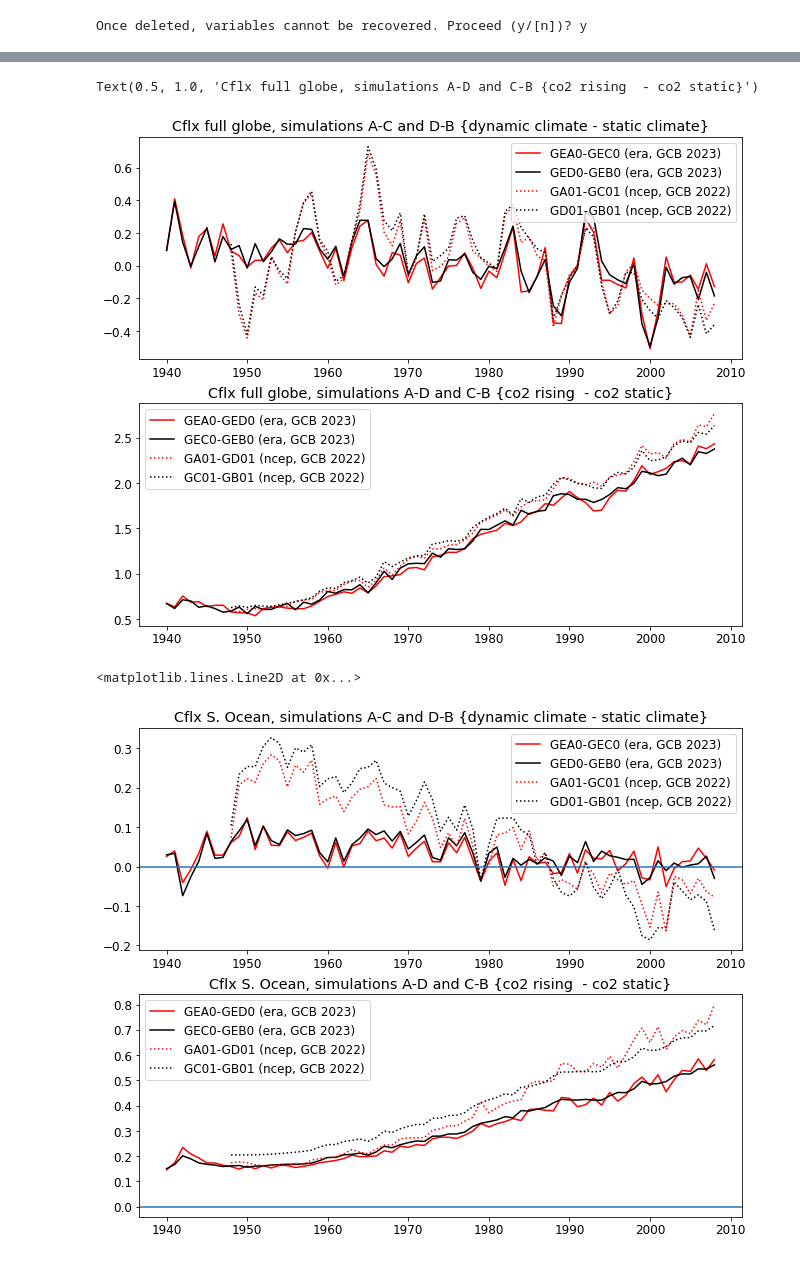
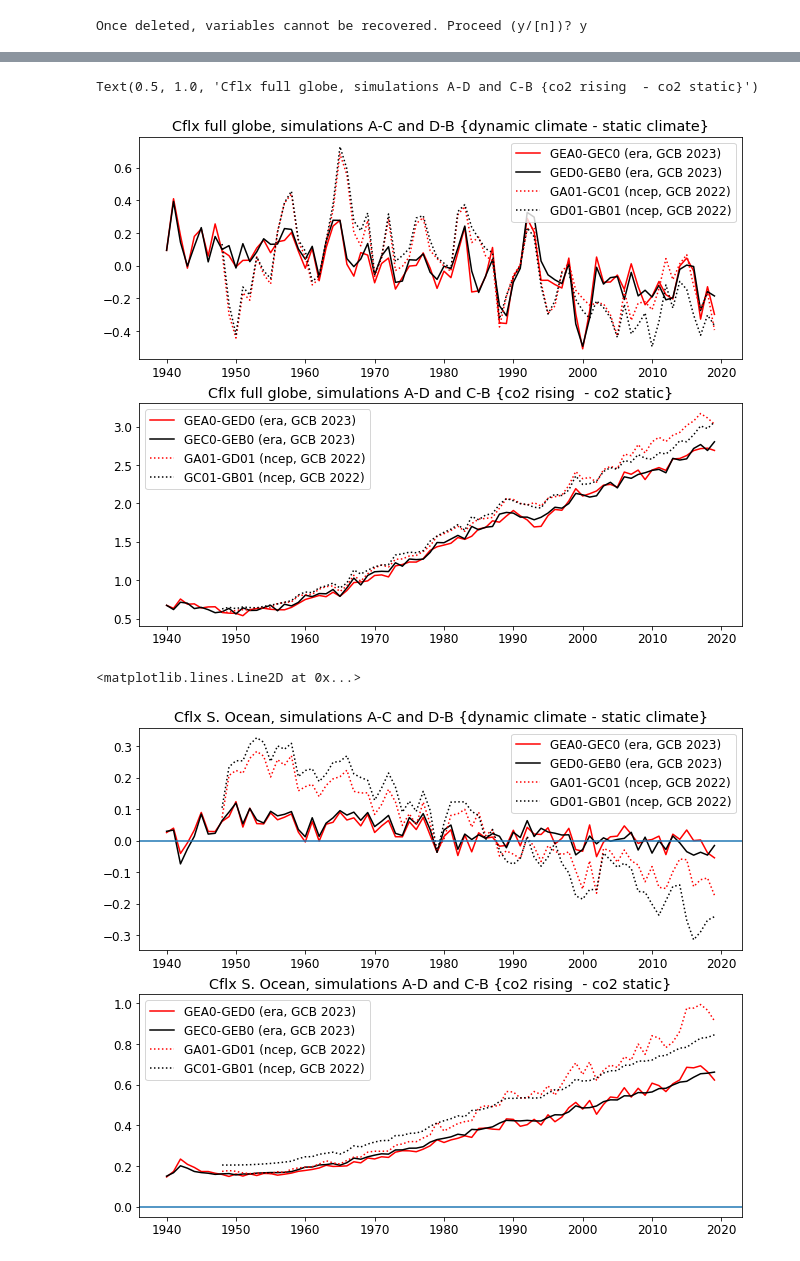
Before and after one commit to tjarnikova/SOZONE, a Jupyter notebook: GRO2_FORCING_EXPERIMENT/spinupMonitorFromBreakdowns.ipynb, the cells around one changed output, grey strips where cells are left out. Drawn from its saved outputs; the diff is of its cells as text; code cells hidden in the pictures.

```diff
--- a/GRO2_FORCING_EXPERIMENT/spinupMonitorFromBreakdowns.ipynb
+++ b/GRO2_FORCING_EXPERIMENT/spinupMonitorFromBreakdowns.ipynb
@@ -116,6 +116,23 @@ mod = {
         'desc': 'GCB 2022 (ncep) | co2 STAT | clim DYN',
         'color' : 'g',
         'linestyle': ':'},
+
+    'TOM12_TJ_CGA1' : {
+        'desc': 'GCB 2022 (ncep) | co2 DYN | clim DYN ',
+        'color' : 'r',
+        'linestyle': ':'},
+    'TOM12_TJ_CGB1' : {
+        'desc': 'GCB 2022 (ncep) | co2 STAT | clim BIAS ',
+        'color' : 'y',
+        'linestyle': ':'},
+    'TOM12_TJ_CGC1' : {
+        'desc': 'GCB 2022 (ncep) | co2 DYN | clim BIAS',
+        'color' : 'b',
+        'linestyle': ':'},
+    'TOM12_TJ_CGD1' : {
+        'desc': 'GCB 2022 (ncep) | co2 STAT | clim DYN',
+        'color' : 'g',
+        'linestyle': ':'},
     'TOM12_DW_WE43' : {
         'desc': 'era | co2 DYN | clim DYN',
         'color' : 'darkcyan',
@@ -131,6 +148,8 @@ mod['TOM12_DW_GD01']
 models = ['TOM12_TJ_GPA2','TOM12_TJ_GPA1','TOM12_TJ_GPB0','TOM12_TJ_GPB1',\
          'TOM12_TJ_GNB0',
          'TOM12_TJ_GEA0','TOM12_TJ_GEB0','TOM12_TJ_GEC0','TOM12_TJ_GED0',
-         'TOM12_DW_GA01','TOM12_DW_GB01','TOM12_DW_GC01','TOM12_DW_GD01',
+         'TOM12_TJ_CGA1','TOM12_TJ_CGB1','TOM12_TJ_CGC1','TOM12_TJ_CGD1',
           'TOM12_DW_WE43','TOM12_TJ_1ASA'
          ]
+
+#'TOM12_DW_GA01','TOM12_DW_GB01','TOM12_DW_GC01','TOM12_DW_GD01',
@@ -178,7 +197,7 @@ for i in range(0,1):
 tvar = 'Cflx_total'
 ttit = 'Cflx, pgC_yr'
 
-fact = 1.1
+fact = 0.9
 fig, axs = plt.subplots(2,1, figsize=(12*fact, 10*fact), facecolor='w', edgecolor='k')
 axs = axs.ravel()
 
@@ -229,7 +248,7 @@ tdesc = mod[tmod]['desc']
 # %%
 models = ['TOM12_TJ_GPA2',
             'TOM12_TJ_GEA0',
-         'TOM12_DW_GA01',
+         'TOM12_TJ_CGA1',
           'TOM12_DW_WE43','TOM12_TJ_1ASA'
          ]
 
@@ -328,5 +347,5 @@ for i in range(0,len(models)):
 # %%
-tyear = 2009;
+tyear = 2020;
 tit1 = 'Cflx full globe, simulations A-C and D-B {dynamic climate - static climate}'
 tit2 = 'Cflx full globe, simulations A-D and C-B {co2 rising  - co2 static}'
 
@@ -356,11 +375,11 @@ toplot, toplot2 = get_plotdat('TOM12_TJ_GED0','TOM12_TJ_GEB0',tyear)
 axs[ind].plot(toplot.year,toplot[tvar] - toplot2[tvar], \
               linestyle = tlin, color = tcol, label = tlab)
 tlin = ':'; tcol = 'r'; tlab = 'GA01-GC01 (ncep, GCB 2022)'
-toplot, toplot2 = get_plotdat('TOM12_DW_GA01','TOM12_DW_GC01',tyear)
+toplot, toplot2 = get_plotdat('TOM12_TJ_CGA1','TOM12_TJ_CGC1',tyear)
 axs[ind].plot(toplot.year,toplot[tvar] - toplot2[tvar], \
               linestyle = tlin, color = tcol, label = tlab)
 tlin = ':'; tcol = 'k'; tlab = 'GD01-GB01 (ncep, GCB 2022)'
-toplot, toplot2 = get_plotdat('TOM12_DW_GD01','TOM12_DW_GB01',tyear)
+toplot, toplot2 = get_plotdat('TOM12_TJ_CGD1','TOM12_TJ_CGB1',tyear)
 axs[ind].plot(toplot.year,toplot[tvar] - toplot2[tvar], \
               linestyle = tlin, color = tcol, label = tlab)
 
@@ -378,18 +397,18 @@ toplot, toplot2 = get_plotdat('TOM12_TJ_GEC0','TOM12_TJ_GEB0',tyear)
 axs[ind].plot(toplot.year,toplot[tvar] - toplot2[tvar], \
               linestyle = tlin, color = tcol, label = tlab)
 tlin = ':'; tcol = 'r'; tlab = 'GA01-GD01 (ncep, GCB 2022)'
-toplot, toplot2 = get_plotdat('TOM12_DW_GA01','TOM12_DW_GD01',tyear)
+toplot, toplot2 = get_plotdat('TOM12_TJ_CGA1','TOM12_TJ_CGD1',tyear)
 axs[ind].plot(toplot.year,toplot[tvar] - toplot2[tvar], \
               linestyle = tlin, color = tcol, label = tlab)
 tlin = ':'; tcol = 'k'; tlab = 'GC01-GB01 (ncep, GCB 2022)'
-toplot, toplot2 = get_plotdat('TOM12_DW_GC01','TOM12_DW_GB01',tyear)
+toplot, toplot2 = get_plotdat('TOM12_TJ_CGC1','TOM12_TJ_CGB1',tyear)
 axs[ind].plot(toplot.year,toplot[tvar] - toplot2[tvar], \
               linestyle = tlin, color = tcol, label = tlab)
 axs[ind].legend()
 axs[ind].set_title(tit2)
 # %% [output]
 Text(0.5, 1.0, 'Cflx full globe, simulations A-D and C-B {co2 rising  - co2 static}')
-[figure, old version]
+[figure, new version]
 # %%
 
 tit1 = 'Cflx S. Ocean, simulations A-C and D-B {dynamic climate - static climate}'
@@ -421,40 +440,40 @@ toplot, toplot2 = get_plotdat('TOM12_TJ_GED0','TOM12_TJ_GEB0',tyear)
 axs[ind].plot(toplot.year,toplot[tvar] - toplot2[tvar], \
               linestyle = tlin, color = tcol, label = tlab)
 tlin = ':'; tcol = 'r'; tlab = 'GA01-GC01 (ncep, GCB 2022)'
-toplot, toplot2 = get_plotdat('TOM12_DW_GA01','TOM12_DW_GC01',tyear)
+toplot, toplot2 = get_plotdat('TOM12_TJ_CGA1','TOM12_TJ_CGC1',tyear)
 axs[ind].plot(toplot.year,toplot[tvar] - toplot2[tvar], \
               linestyle = tlin, color = tcol, label = tlab)
 tlin = ':'; tcol = 'k'; tlab = 'GD01-GB01 (ncep, GCB 2022)'
-toplot, toplot2 = get_plotdat('TOM12_DW_GD01','TOM12_DW_GB01',tyear)
+toplot, toplot2 = get_plotdat('TOM12_TJ_CGD1','TOM12_TJ_CGB1',tyear)
 axs[ind].plot(toplot.year,toplot[tvar] - toplot2[tvar], \
               linestyle = tlin, color = tcol, label = tlab)
 
 axs[ind].legend()
 axs[ind].set_title(tit1)
 
 
 ind = 1
 tlin = '-'; tcol = 'r'; tlab = 'GEA0-GED0 (era, GCB 2023)'
 toplot, toplot2 = get_plotdat('TOM12_TJ_GEA0','TOM12_TJ_GED0',tyear)
 axs[ind].plot(toplot.year,toplot[tvar] - toplot2[tvar], \
               linestyle = tlin, color = tcol, label = tlab)
 tcol = 'k'; tlab = 'GEC0-GEB0 (era, GCB 2023)'
 toplot, toplot2 = get_plotdat('TOM12_TJ_GEC0','TOM12_TJ_GEB0',tyear)
 axs[ind].plot(toplot.year,toplot[tvar] - toplot2[tvar], \
               linestyle = tlin, color = tcol, label = tlab)
 tlin = ':'; tcol = 'r'; tlab = 'GA01-GD01 (ncep, GCB 2022)'
-toplot, toplot2 = get_plotdat('TOM12_DW_GA01','TOM12_DW_GD01',tyear)
+toplot, toplot2 = get_plotdat('TOM12_TJ_CGA1','TOM12_TJ_CGD1',tyear)
 axs[ind].plot(toplot.year,toplot[tvar] - toplot2[tvar], \
               linestyle = tlin, color = tcol, label = tlab)
 tlin = ':'; tcol = 'k'; tlab = 'GC01-GB01 (ncep, GCB 2022)'
-toplot, toplot2 = get_plotdat('TOM12_DW_GC01','TOM12_DW_GB01',tyear)
+toplot, toplot2 = get_plotdat('TOM12_TJ_CGC1','TOM12_TJ_CGB1',tyear)
 axs[ind].plot(toplot.year,toplot[tvar] - toplot2[tvar], \
               linestyle = tlin, color = tcol, label = tlab)
 axs[ind].legend()
 axs[ind].set_title(tit2)
 
 axs[0].axhline(y=0)
 axs[1].axhline(y=0)
 # %% [output]
 <matplotlib.lines.Line2D at 0x...>
-[figure, old version]
+[figure, new version]
```
Also changed, not shown: parts of 13 cells of this notebook.
